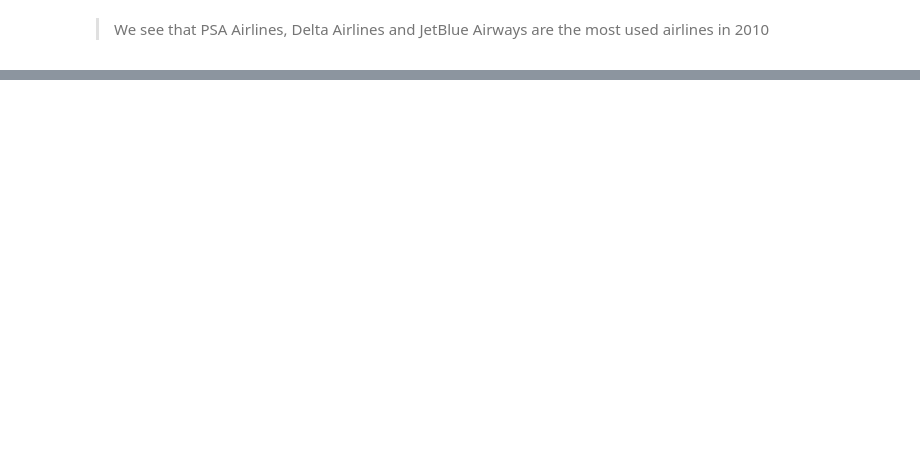
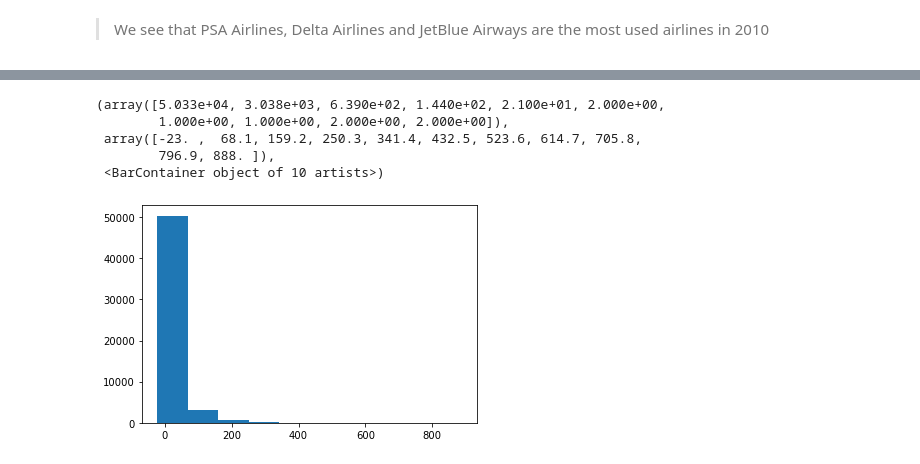
Before and after one commit to JCRL21/ModelML_project, a Jupyter notebook: exploratory.ipynb, the cells around one changed output, grey strips where cells are left out. Drawn from its saved outputs; the diff is of its cells as text; code cells hidden in the pictures; blank space fills up the shorter version.

```diff
--- a/exploratory.ipynb
+++ b/exploratory.ipynb
@@ -105,0 +116,9 @@ See the caveats in the documentation: https://pandas.pydata.org/pandas-docs/stab
+# %%
+plt.hist(df.DEP_DELAY)
+# %% [output]
+(array([5.033e+04, 3.038e+03, 6.390e+02, 1.440e+02, 2.100e+01, 2.000e+00,
+        1.000e+00, 1.000e+00, 2.000e+00, 2.000e+00]),
+ array([-23. ,  68.1, 159.2, 250.3, 341.4, 432.5, 523.6, 614.7, 705.8,
+        796.9, 888. ]),
+ <BarContainer object of 10 artists>)
+[figure, added]
```
Also changed, not shown: parts of 8 cells of this notebook, 4 other files.
